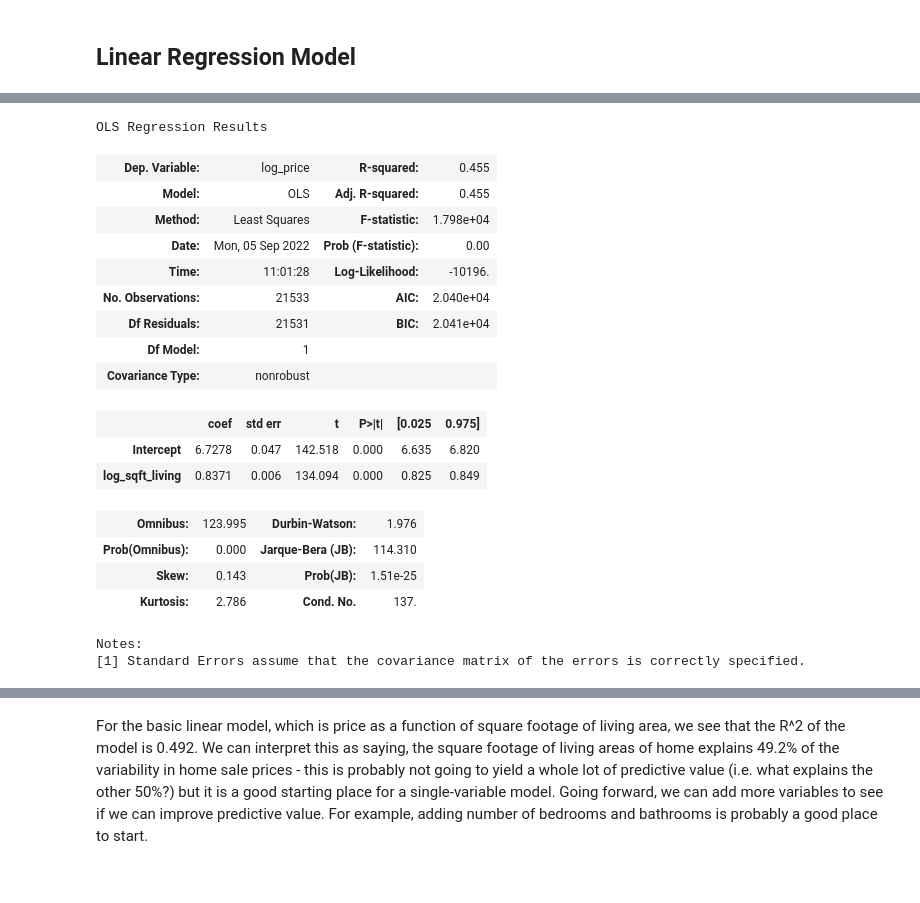
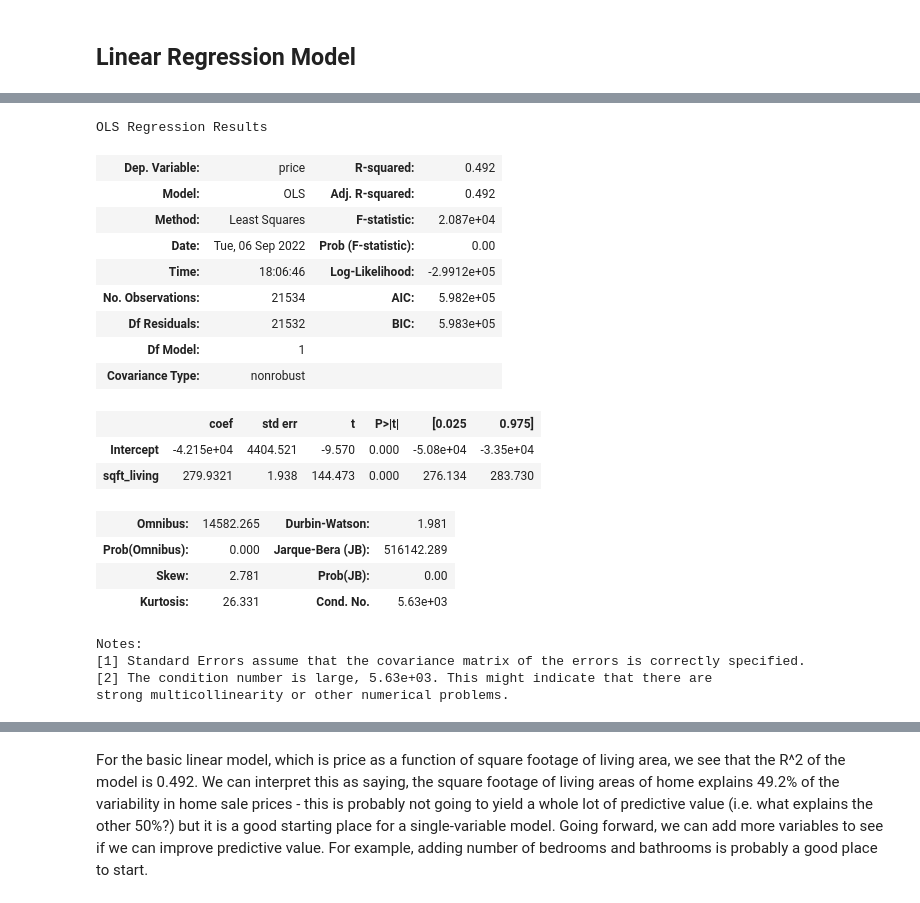
Before and after one commit to adobronyi/king_county_real_estate, a Jupyter notebook: student.ipynb, the cells around one changed output, grey strips where cells are left out. Saved outputs shown, nothing was run; the diff lists cells and outputs as text; code cells hidden in the pictures.

```diff
--- a/student.ipynb
+++ b/student.ipynb
@@ -399,28 +426,30 @@ import statsmodels.api as sm
 from statsmodels.formula.api import ols
 # %%
 # MODEL 1: log_price ~ log_sqft_living
-formula = 'log_price ~ log_sqft_living'
+formula = 'price ~ sqft_living'
 model = ols(formula=formula, data=df_new).fit()
 model.summary()
 # %% [output]
 OLS Regression Results
-| Dep. Variable: | log_price | R-squared: | 0.455 |
-| Model: | OLS | Adj. R-squared: | 0.455 |
-| Method: | Least Squares | F-statistic: | 1.798e+04 |
-| Date: | Mon, 05 Sep 2022 | Prob (F-statistic): | 0.00 |
-| Time: | 11:01:28 | Log-Likelihood: | -10196. |
-| No. Observations: | 21533 | AIC: | 2.040e+04 |
-| Df Residuals: | 21531 | BIC: | 2.041e+04 |
+| Dep. Variable: | price | R-squared: | 0.492 |
+| Model: | OLS | Adj. R-squared: | 0.492 |
+| Method: | Least Squares | F-statistic: | 2.087e+04 |
+| Date: | Tue, 06 Sep 2022 | Prob (F-statistic): | 0.00 |
+| Time: | 18:06:46 | Log-Likelihood: | -2.9912e+05 |
+| No. Observations: | 21534 | AIC: | 5.982e+05 |
+| Df Residuals: | 21532 | BIC: | 5.983e+05 |
 | Df Model: | 1 |  |  |
 | Covariance Type: | nonrobust |  |  |
 |  | coef | std err | t | P>|t| | [0.025 | 0.975] |
-| Intercept | 6.7278 | 0.047 | 142.518 | 0.000 | 6.635 | 6.820 |
-| log_sqft_living | 0.8371 | 0.006 | 134.094 | 0.000 | 0.825 | 0.849 |
+| Intercept | -4.215e+04 | 4404.521 | -9.570 | 0.000 | -5.08e+04 | -3.35e+04 |
+| sqft_living | 279.9321 | 1.938 | 144.473 | 0.000 | 276.134 | 283.730 |
-| Omnibus: | 123.995 | Durbin-Watson: | 1.976 |
-| Prob(Omnibus): | 0.000 | Jarque-Bera (JB): | 114.310 |
-| Skew: | 0.143 | Prob(JB): | 1.51e-25 |
-| Kurtosis: | 2.786 | Cond. No. | 137. |
+| Omnibus: | 14582.265 | Durbin-Watson: | 1.981 |
+| Prob(Omnibus): | 0.000 | Jarque-Bera (JB): | 516142.289 |
+| Skew: | 2.781 | Prob(JB): | 0.00 |
+| Kurtosis: | 26.331 | Cond. No. | 5.63e+03 |
 Notes:
 [1] Standard Errors assume that the covariance matrix of the errors is correctly specified.
+[2] The condition number is large, 5.63e+03. This might indicate that there are
+strong multicollinearity or other numerical problems.
 # %%
 # MODEL 2: log_price ~ log_sqft_living + bedrooms + bathrooms
```
Also changed, not shown: parts of 32 cells of this notebook.
